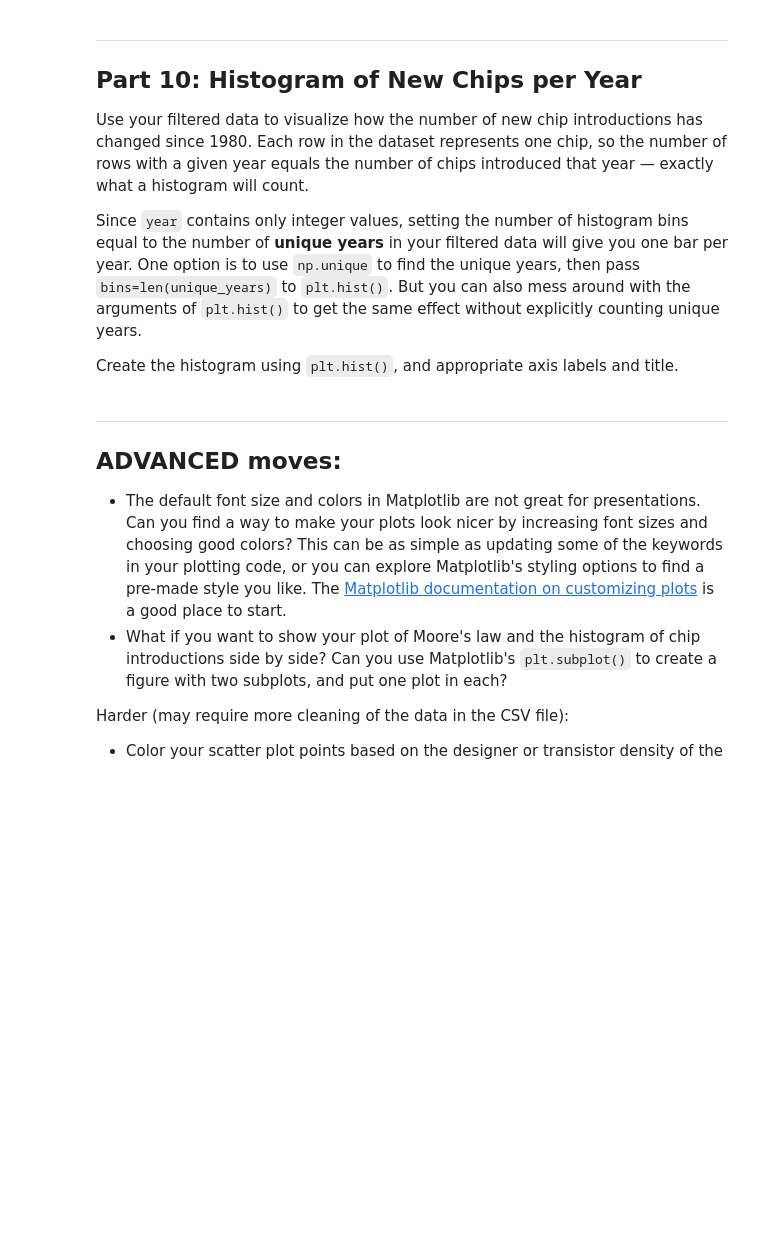
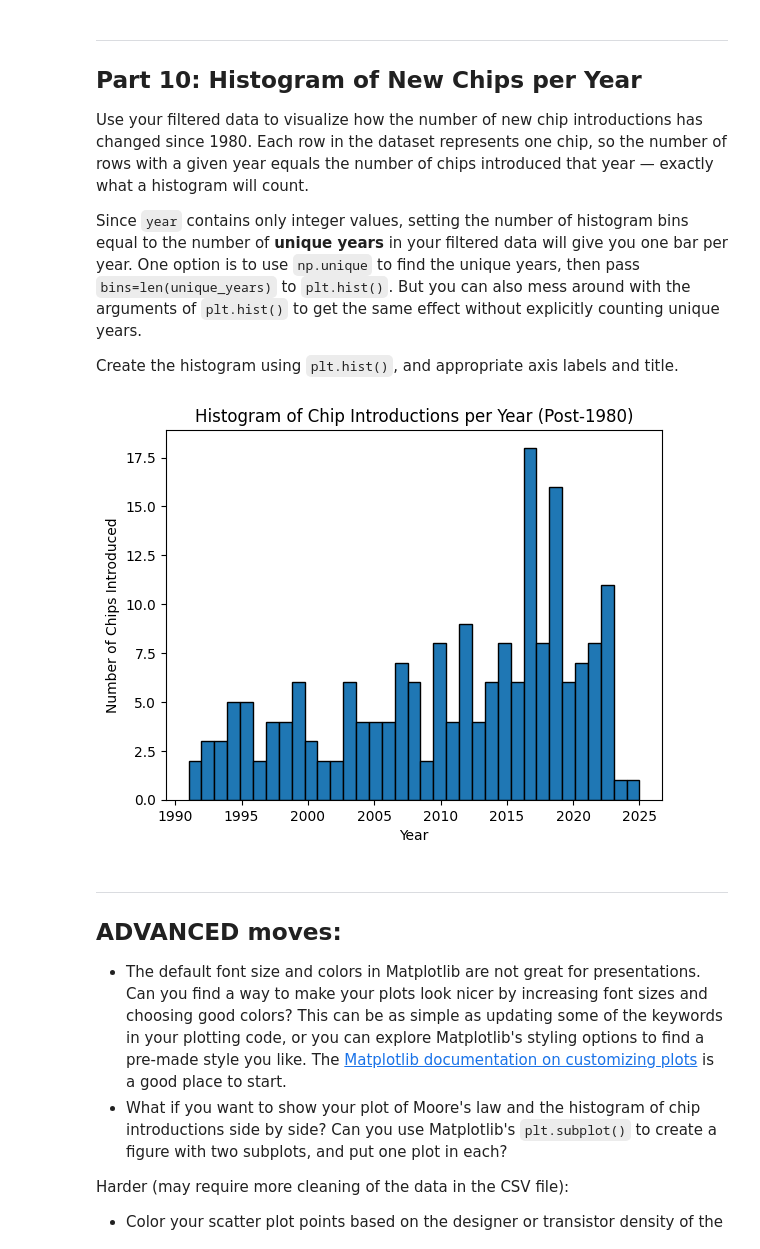
Before and after one commit to angeliquebruno-commits/angeliquebruno_numerical-methods_2, a Jupyter notebook: assignments/week_06/mooreslaw.ipynb, the cells around one changed output. Cells and saved outputs as stored; diff of their text form; code cells hidden in the pictures; blank space fills up the shorter version.

```diff
--- a/assignments/week_06/mooreslaw.ipynb
+++ b/assignments/week_06/mooreslaw.ipynb
@@ -481,3 +589,10 @@ Create a boolean mask for entries where `year > 1980`. Apply it to both `year` a
 # %%
 # Create a boolean mask for year > 1980; apply it to year and transistor_count;
 # print the first 5 values of each filtered array
+
+mask = year > 1990
+filtered_year = year[mask]
+filtered_transistor_count = transistor_count[mask]
+
+print("Filtered Year:", filtered_year[:5])
+print("Filtered Transistor Count:", filtered_transistor_count[:5])
@@ -494,6 +612,15 @@ Create the histogram using `plt.hist()`, and appropriate axis labels and title.
 # %%
 # Histogram of chip introductions per year (post-1980 only)
 # Set bins = number of unique years in the filtered data
+
+unique_years = np.unique(filtered_year)
+plt.hist(filtered_year, bins=len(unique_years), edgecolor='black')
+plt.xlabel('Year')
+plt.ylabel('Number of Chips Introduced')
+plt.title('Histogram of Chip Introductions per Year (Post-1980)')
+plt.show()
+# %% [output]
+[figure, added]
 # %% [markdown]
 ---
 
```
Also changed, not shown: parts of 18 cells of this notebook, 1 other file.
